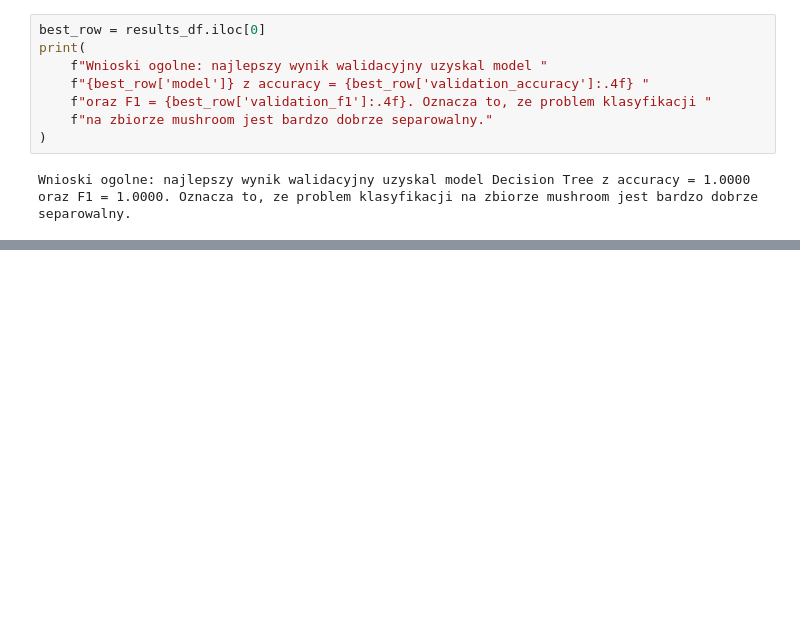
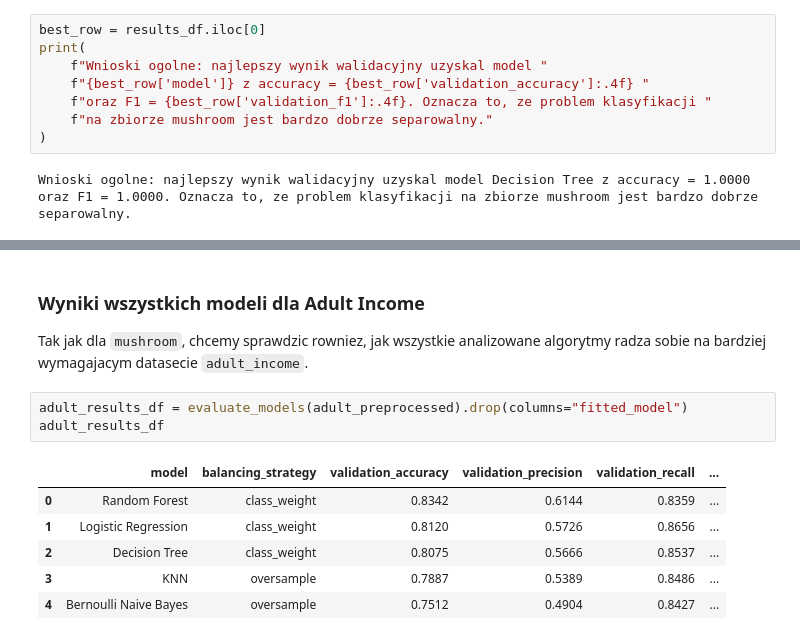
Before and after one commit to KacperKukula/kkksm-machine-learning, a Jupyter notebook: kkksm_mushrooms_datebase/00_data_preprocessing_and_balance.ipynb, the cells around one changed output, grey strips where cells are left out. Saved outputs shown, nothing was run; the diff lists cells and outputs as text; blank space fills up the shorter version.

```diff
--- a/kkksm_mushrooms_datebase/00_data_preprocessing_and_balance.ipynb
+++ b/kkksm_mushrooms_datebase/00_data_preprocessing_and_balance.ipynb
@@ -258,0 +382,16 @@ Wnioski ogolne: najlepszy wynik walidacyjny uzyskal model Decision Tree z accura
+# %% [markdown]
+### Wyniki wszystkich modeli dla Adult Income
+
+Tak jak dla `mushroom`, chcemy sprawdzic rowniez,
+jak wszystkie analizowane algorytmy radza sobie
+na bardziej wymagajacym datasecie `adult_income`.
+# %%
+adult_results_df = evaluate_models(adult_preprocessed).drop(columns="fitted_model")
+adult_results_df
+# %% [output]
+|  | model | balancing_strategy | validation_accuracy | validation_precision | validation_recall | ... |
+| 0 | Random Forest | class_weight | 0.8342 | 0.6144 | 0.8359 | ... |
+| 1 | Logistic Regression | class_weight | 0.8120 | 0.5726 | 0.8656 | ... |
+| 2 | Decision Tree | class_weight | 0.8075 | 0.5666 | 0.8537 | ... |
+| 3 | KNN | oversample | 0.7887 | 0.5389 | 0.8486 | ... |
+| 4 | Bernoulli Naive Bayes | oversample | 0.7512 | 0.4904 | 0.8427 | ... |
```
Also changed, not shown: parts of 19 cells of this notebook, 2 other files.
